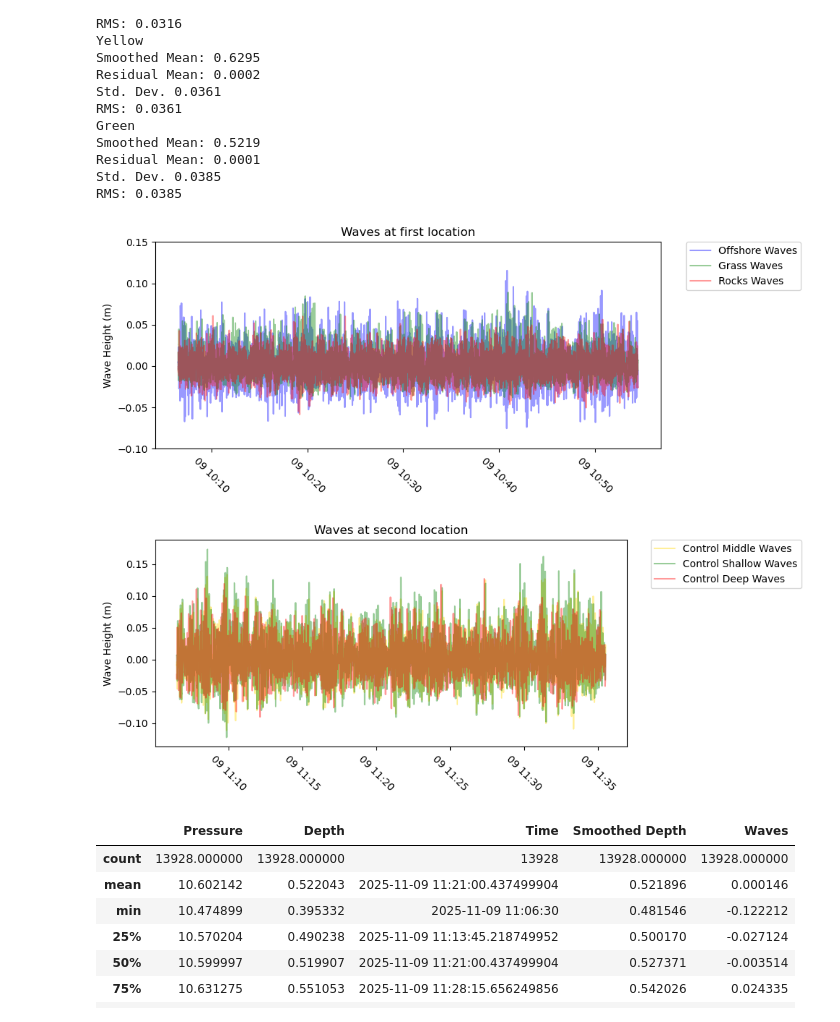
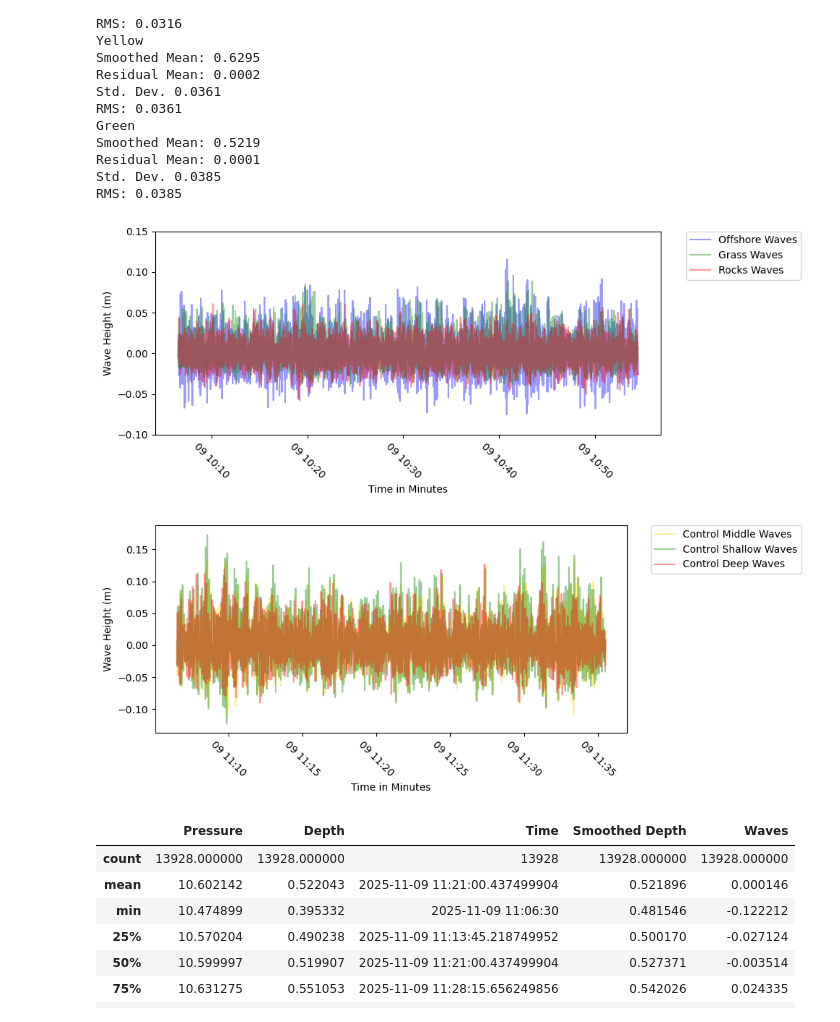
Before and after one commit to sofa927/Science-Fair, a Jupyter notebook: CopySophiaDataPlots-Copy1.ipynb, the cells around one changed output. Cells and saved outputs as stored; diff of their text form; code cells hidden in the pictures.

```diff
--- a/CopySophiaDataPlots-Copy1.ipynb
+++ b/CopySophiaDataPlots-Copy1.ipynb
@@ -318,21 +323,22 @@ RMS: 0.0385
 # %%
 # plot waves only
 plt.figure( figsize = (10,4) )
 plt.plot( df_blue1r['Time'], df_blue1r['Waves'],c='blue', label = 'Offshore Waves', alpha=0.4)
 plt.plot( df_green1r['Time'], df_green1r['Waves'],c='green', label = 'Grass Waves', alpha=0.4)
 plt.plot( df_red1r['Time'], df_red1r['Waves'],c='red', label = 'Rocks Waves', alpha=0.4)
 
 
 plt.ylabel( 'Wave Height (m)' )
+plt.xlabel( 'Time in Minutes' )
 plt.ylim(-0.10, 0.15)
 plt.xticks(rotation=-45)
 plt.legend(bbox_to_anchor=(1.05, 1), loc='upper left', borderaxespad=0.)
-plt.title('Waves at first location')
+
 plt.tight_layout()
 plt.savefig('Waves1Graph.png',dpi=200)
 plt.show()
 # %% [output]
-[figure, old version]
+[figure, new version]
 # %%
 # plot waves only
 plt.figure( figsize = (10,4) )
@@ -342,14 +348,15 @@ plt.plot( df_red2r['Time'], df_red2r['Waves'],c='red', label = 'Control Deep Wav
 
 
 plt.ylabel( 'Wave Height (m)' )
+plt.xlabel( 'Time in Minutes' )
 plt.xticks(rotation=-45)
 plt.legend(bbox_to_anchor=(1.05, 1), loc='upper left', borderaxespad=0.)
-plt.title('Waves at second location')
+
 plt.tight_layout()
 plt.savefig('Waves2Graph.png',dpi=200)
 plt.show()
 # %% [output]
-[figure, old version]
+[figure, new version]
 # %%
 df_green2r.describe() #do this for all four sensors in both locations
 # %% [output]
```
Also changed, not shown: parts of 2 cells of this notebook.
